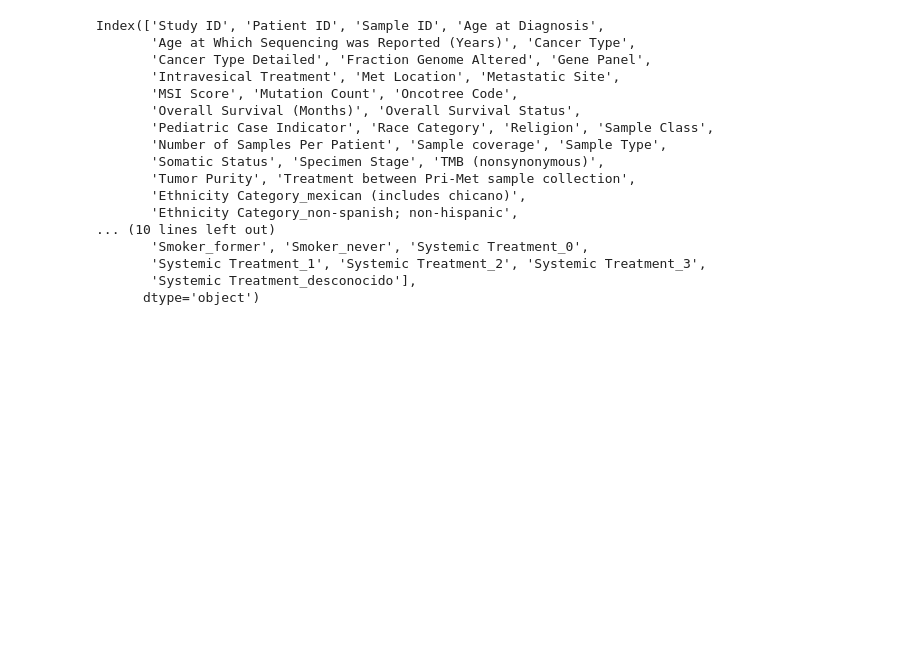
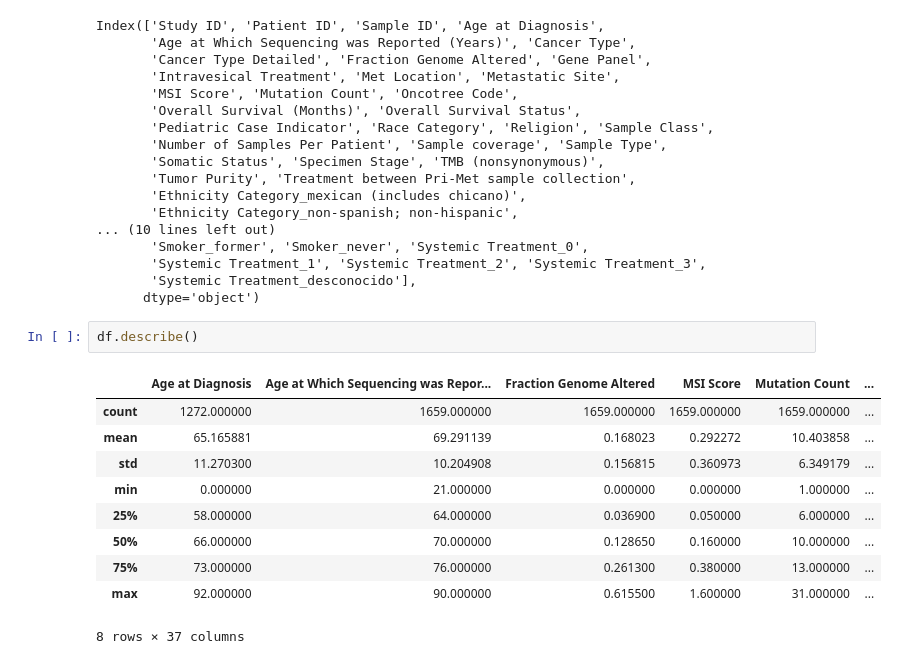
Before and after one commit to adrianespinoza1998/LABORATORIO_1_ANALISIS_DATOS_UDD, a Jupyter notebook: regresion_lineal.ipynb, the cells around one changed output. Saved outputs shown, nothing was run; the diff lists cells and outputs as text; blank space fills up the shorter version.

```diff
--- a/regresion_lineal.ipynb
+++ b/regresion_lineal.ipynb
@@ -60,3 +60,16 @@ Index(['Study ID', 'Patient ID', 'Sample ID', 'Age at Diagnosis',
        'Systemic Treatment_1', 'Systemic Treatment_2', 'Systemic Treatment_3',
        'Systemic Treatment_desconocido'],
       dtype='object')
+# %%
+df.describe()
+# %% [output]
+|  | Age at Diagnosis | Age at Which Sequencing was Repor... | Fraction Genome Altered | MSI Score | Mutation Count | ... |
+| count | 1272.000000 | 1659.000000 | 1659.000000 | 1659.000000 | 1659.000000 | ... |
+| mean | 65.165881 | 69.291139 | 0.168023 | 0.292272 | 10.403858 | ... |
+| std | 11.270300 | 10.204908 | 0.156815 | 0.360973 | 6.349179 | ... |
+| min | 0.000000 | 21.000000 | 0.000000 | 0.000000 | 1.000000 | ... |
+| 25% | 58.000000 | 64.000000 | 0.036900 | 0.050000 | 6.000000 | ... |
+| 50% | 66.000000 | 70.000000 | 0.128650 | 0.160000 | 10.000000 | ... |
+| 75% | 73.000000 | 76.000000 | 0.261300 | 0.380000 | 13.000000 | ... |
+| max | 92.000000 | 90.000000 | 0.615500 | 1.600000 | 31.000000 | ... |
+8 rows × 37 columns
```
Also changed, not shown: parts of 9 cells of this notebook.
